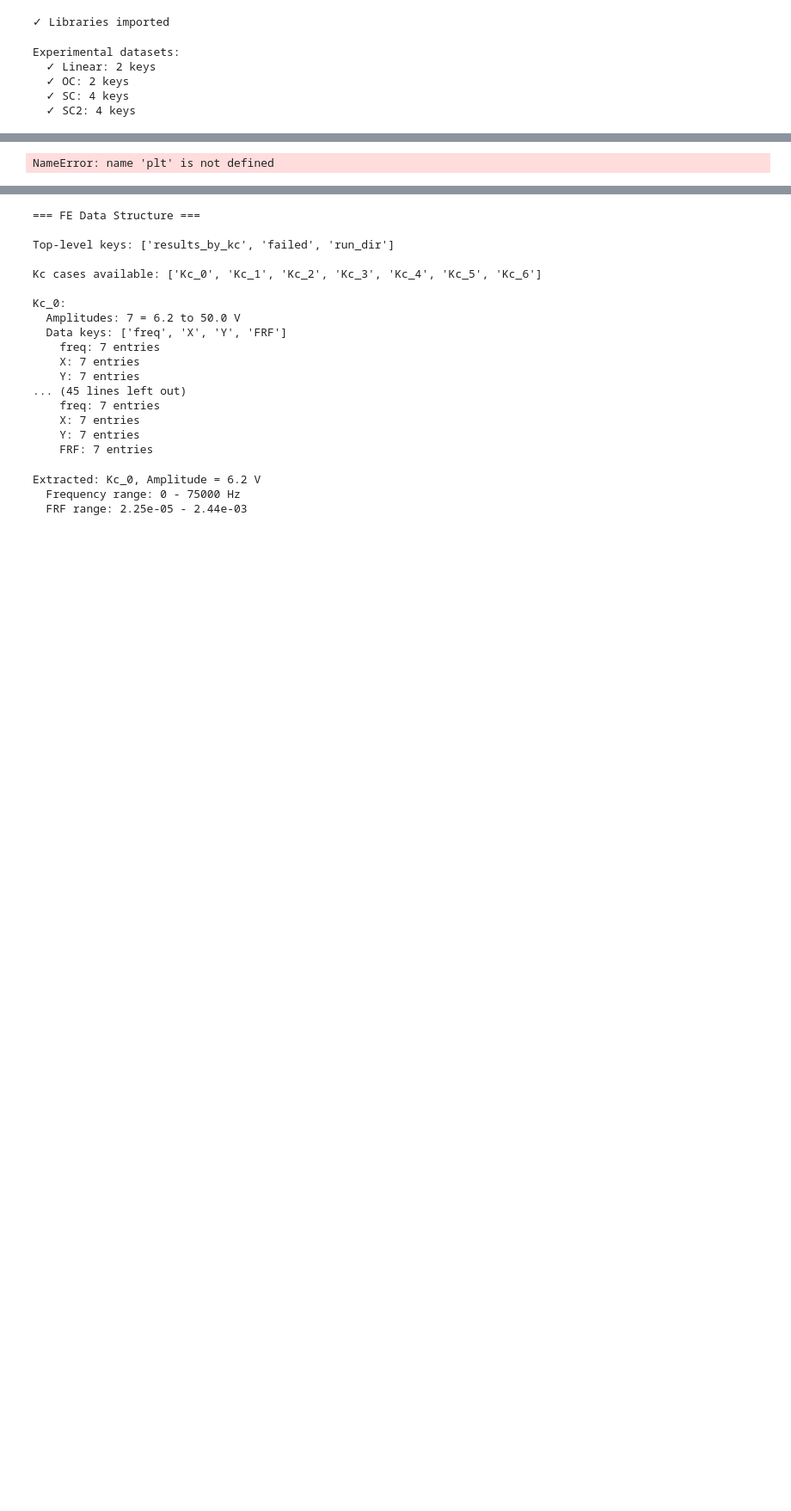
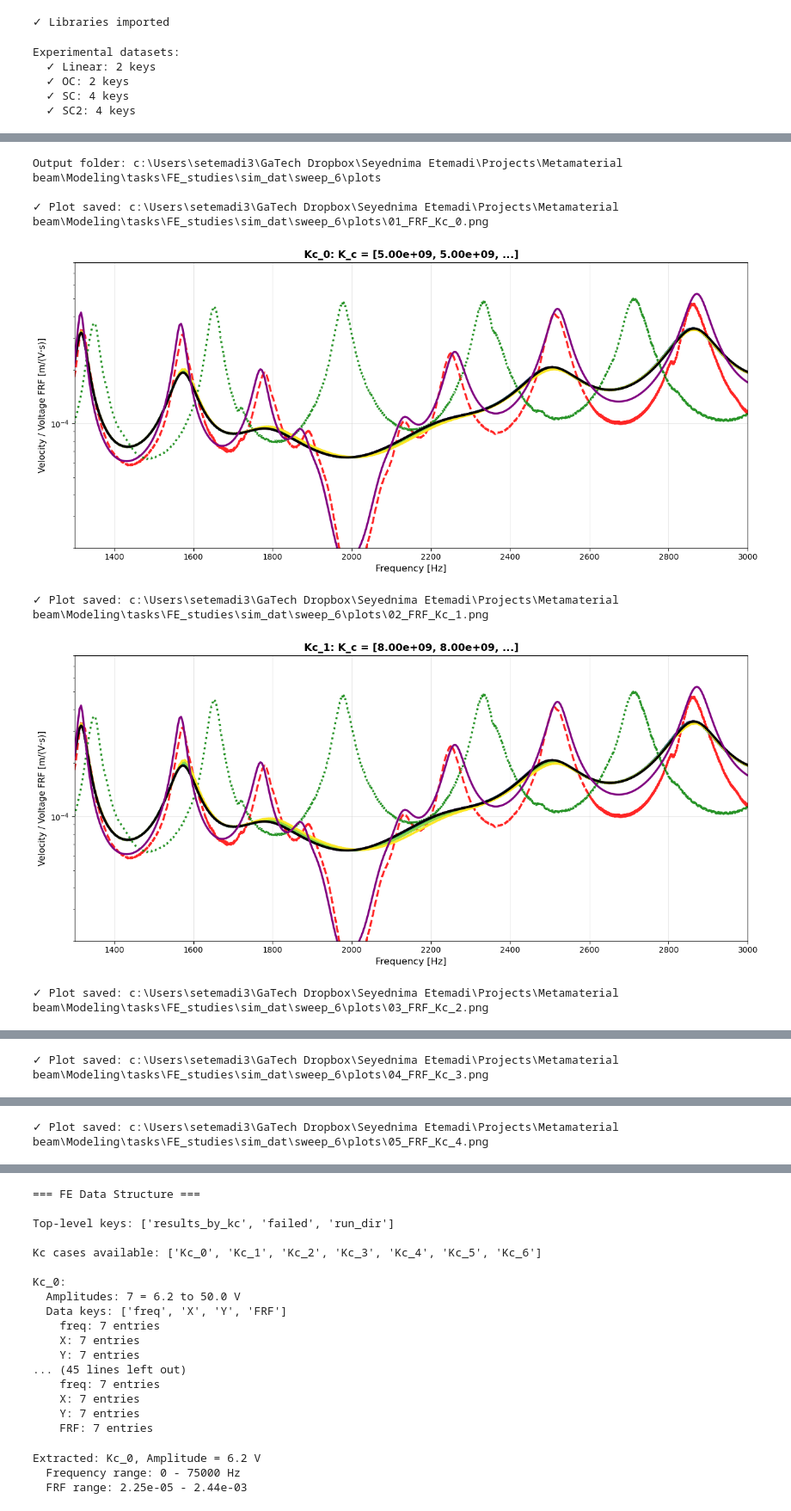
Before and after one commit to nimaet/Modeling, a Jupyter notebook: tasks/FE_studies/Plot_2D_sweep_amp_Kc.ipynb, the cells around one changed output, grey strips where cells are left out. Shown at 86% size. Cells and saved outputs as stored; diff of their text form; code cells hidden in the pictures; blank space fills up the shorter version.

Commit message:
2D_sweep prameter tuning 2

```diff
--- a/tasks/FE_studies/Plot_2D_sweep_amp_Kc.ipynb
+++ b/tasks/FE_studies/Plot_2D_sweep_amp_Kc.ipynb
@@ -62,7 +62,7 @@ Load FE sweep results and plot with experimental overlay.
 """
 
 # ===== User Configuration =====
-RUN_FOLDER = "sweep_4"  # Folder name or absolute path
+RUN_FOLDER = "sweep_6"  # Folder name or absolute path
 
 # ===== Load FE Pickle =====
 sim_dat_dir = Path.cwd() / "sim_dat"
@@ -169,7 +169,7 @@ params_fe_lin.zeta_p = 0.0151 * 8
 params_fe_lin.zeta_q = 0.0392 * 10
 
 # Sweep parameters
-t_end_lin = 0.1
+t_end_lin = 0.01
 f0_lin = 1000
 f1_lin = 3000
 dt_lin = 1 / f1_lin / 50
@@ -181,7 +181,7 @@ print("Running FE linear cases...\n")
 K_i_lin = 1800
 K_c_lin = 0
 R_c_lin = 1e3
-K_p_norm = 0.032
+K_p_norm = 0.03
 
 fe_lin = FE_module.PiezoBeamFE(params_fe_lin)
 
@@ -234,7 +234,7 @@ fe_cases["FE_Linear_TD"] = {
 }
 
 # ===== Low Damping Case: Kp = 0.001 =====
-K_p_low = 0.001
+K_p_low = 0.004
 
 ode_lin_low = fe_lin.build_ode_system(
     j_exc=30,
@@ -248,7 +248,7 @@ ode_lin_low = fe_lin.build_ode_system(
 frf_fd_lin_low = FE_helpers.frf_sweep(ode_lin_low, np.linspace(f0_lin, f1_lin, 500) * 2 * np.pi)
 fe_cases["FE_Linear_LowDamp_FD"] = {
     "freq": frf_fd_lin_low['freq'],
-    "frf": np.mean(np.abs(frf_fd_lin_low['u_dot']), axis=1),
+    "frf": np.mean(np.abs(frf_fd_lin_low['u_dot']), axis=1)/1.2,
     "color": "purple",
     "style": "-",
     "linewidth": 2.5,
@@ -296,22 +296,20 @@ X shape: (15001,) Y shape: (15001, 157) freq shape: (15001,) veloc shape: (15001
 # ===== Configuration: Select which FE linear cases to plot =====
 fe_config = {
     "FE_Linear_FD": True,  # Frequency domain, Kp=0.032
-    "FE_Linear_TD": True,  # Time domain, Kp=0.032
+    # "FE_Linear_TD": True,  # Time domain, Kp=0.032
     "FE_Linear_LowDamp_FD": True,  # Frequency domain, Kp=0.001 (low damping)
     # "FE_Linear_LowDamp_TD": False,  # Time domain, Kp=0.001
 }
 
-# ===== Plot FE + Experimental Results =====
-fig, axes = plt.subplots(
-    len(kc_labels_sorted), 1,
-    figsize=(13, 5 * len(kc_labels_sorted)),
-    sharex=True
-)
+# ===== Create output folder for plots =====
+plots_dir = run_dir / "plots"
+plots_dir.mkdir(parents=True, exist_ok=True)
+print(f"Output folder: {plots_dir}\n")
 
-if len(kc_labels_sorted) == 1:
-    axes = [axes]
+# ===== Plot each Kc case in a SEPARATE FIGURE =====
+for case_idx, label in enumerate(kc_labels_sorted):
+    fig, ax = plt.subplots(1, 1, figsize=(13, 6))
 
-for ax, label in zip(axes, kc_labels_sorted):
     block = results_by_kc[label]
     amps = block["amps"]
     data_block = block["data"]
@@ -374,46 +372,46 @@ for ax, label in zip(axes, kc_labels_sorted):
 
             if frf_field is None:
                 continue
 
             frf_array = np.asarray(frf_field)
             if frf_array.ndim == 2:
                 exp_frf = np.mean(np.abs(frf_array), axis=1)
             else:
                 exp_frf = np.abs(frf_array).squeeze()
 
             ax.semilogy(exp_freq, exp_frf, linestyle=config["style"],
                        color=config["color"], linewidth=2.5,
                        label=f"Exp: {exp_name}", alpha=0.85, zorder=2)
 
         except Exception as e:
             print(f"  Warning: Could not plot {exp_name}: {e}")
 
-    # ===== Labels & Formatting (NO LEGEND on main plot) =====
+    # ===== Labels & Formatting =====
     if "kc_vec" in block and block["kc_vec"] is not None:
         kc_vec = np.asarray(block["kc_vec"])
         title = f"{label}: K_c = [{kc_vec[0]:.2e}, {kc_vec[1]:.2e}, ...]"
     else:
         title = label
 
     ax.set_title(title, fontsize=13, fontweight='bold')
-    ax.set_ylabel("Velocity / Voltage FRF \n[m/(V·s)]", fontsize=11)
+    ax.set_ylabel("Velocity / Voltage FRF [m/(V·s)]", fontsize=11)
+    ax.set_xlabel("Frequency [Hz]", fontsize=12)
     ax.grid(True, alpha=0.3)
-    # ax.legend removed - see separate legend figure below
     ax.set_xlim([1300, 3000])
     ax.set_ylim([2e-5, 8e-4])
 
-axes[-1].set_xlabel("Frequency [Hz]", fontsize=12)
-plt.tight_layout()
+    plt.tight_layout()
 
-# ===== Save Figure =====
-plot_path = run_dir / "2D_amp_Kc_plot.png"
-plt.savefig(plot_path, dpi=300, bbox_inches="tight")
-print(f"✓ Plot saved: {plot_path}")
-plt.show()
-
-# ===== Extract and save legend for separate display =====
-# Get handles and labels from first subplot
-handles, labels = axes[0].get_legend_handles_labels()
-legend_data = {"handles": handles, "labels": labels}
+    # ===== Save Figure =====
+    plot_path = plots_dir / f"0{case_idx + 1}_FRF_{label}.png"
+    plt.savefig(plot_path, dpi=300, bbox_inches="tight")
+    print(f"✓ Plot saved: {plot_path}")
+    plt.show()
 # %% [output]
-NameError: name 'plt' is not defined
+Output folder: c:\Users\setemadi3\GaTech Dropbox\Seyednima Etemadi\Projects\Metamaterial beam\Modeling\tasks\FE_studies\sim_dat\sweep_6\plots
+
+✓ Plot saved: c:\Users\setemadi3\GaTech Dropbox\Seyednima Etemadi\Projects\Metamaterial beam\Modeling\tasks\FE_studies\sim_dat\sweep_6\plots\01_FRF_Kc_0.png
+[figure, added]
+✓ Plot saved: c:\Users\setemadi3\GaTech Dropbox\Seyednima Etemadi\Projects\Metamaterial beam\Modeling\tasks\FE_studies\sim_dat\sweep_6\plots\02_FRF_Kc_1.png
+[figure, added]
+✓ Plot saved: c:\Users\setemadi3\GaTech Dropbox\Seyednima Etemadi\Projects\Metamaterial beam\Modeling\tasks\FE_studies\sim_dat\sweep_6\plots\03_FRF_Kc_2.png
@@ -419,0 +419 @@ NameError: name 'plt' is not defined
+✓ Plot saved: c:\Users\setemadi3\GaTech Dropbox\Seyednima Etemadi\Projects\Metamaterial beam\Modeling\tasks\FE_studies\sim_dat\sweep_6\plots\04_FRF_Kc_3.png
@@ -419,0 +421 @@ NameError: name 'plt' is not defined
+✓ Plot saved: c:\Users\setemadi3\GaTech Dropbox\Seyednima Etemadi\Projects\Metamaterial beam\Modeling\tasks\FE_studies\sim_dat\sweep_6\plots\05_FRF_Kc_4.png
```
Also changed, not shown: parts of 4 cells of this notebook, 1 other file.
